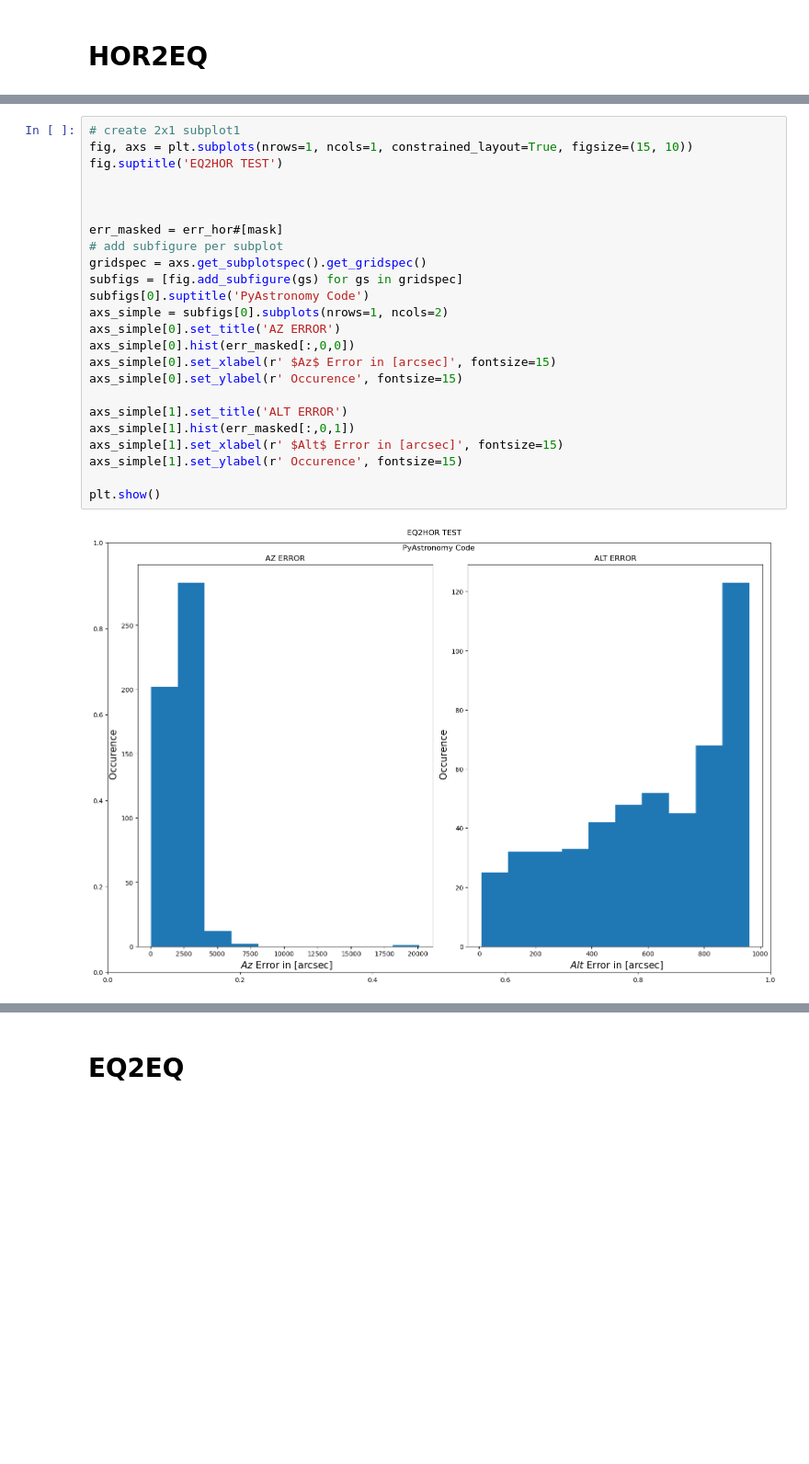
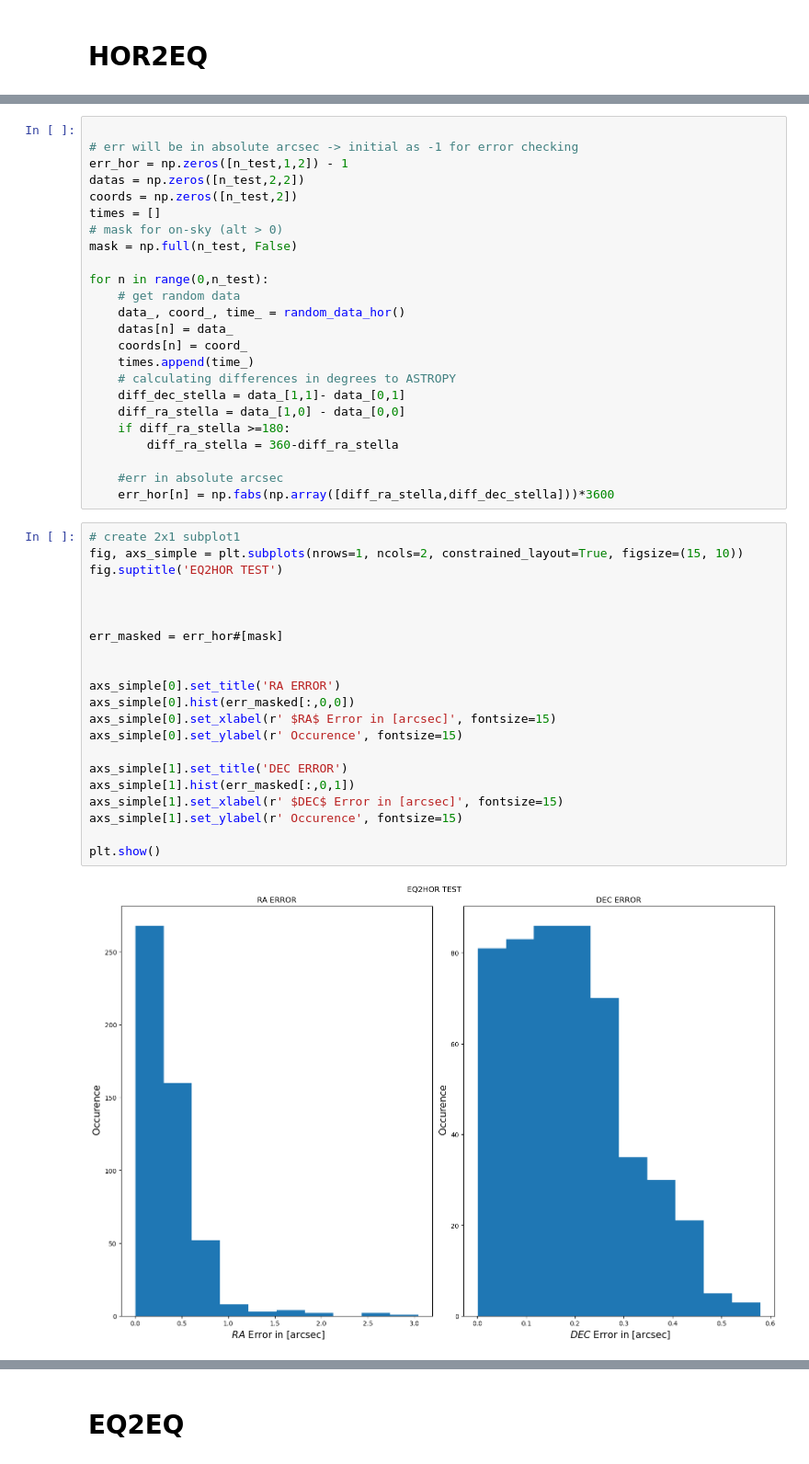
Before and after one commit to BROTLib/AstroBROT, a Jupyter notebook: testing/BROT_test.ipynb, the cells around one changed output, grey strips where cells are left out. Shown at 92% size. Saved outputs shown, nothing was run; the diff lists cells and outputs as text; blank space fills up the shorter version.

```diff
--- a/testing/BROT_test.ipynb
+++ b/testing/BROT_test.ipynb
@@ -517,26 +491,47 @@ data_[1,0]- data_[0,0]
+# %%
+
+# err will be in absolute arcsec -> initial as -1 for error checking
+err_hor = np.zeros([n_test,1,2]) - 1
+datas = np.zeros([n_test,2,2])
+coords = np.zeros([n_test,2])
+times = []
+# mask for on-sky (alt > 0)
+mask = np.full(n_test, False)
+
+for n in range(0,n_test):
+    # get random data
+    data_, coord_, time_ = random_data_hor()
+    datas[n] = data_
+    coords[n] = coord_
+    times.append(time_)
+    # calculating differences in degrees to ASTROPY
+    diff_dec_stella = data_[1,1]- data_[0,1]
+    diff_ra_stella = data_[1,0] - data_[0,0]
+    if diff_ra_stella >=180:
+        diff_ra_stella = 360-diff_ra_stella
+
+    #err in absolute arcsec
+    err_hor[n] = np.fabs(np.array([diff_ra_stella,diff_dec_stella]))*3600
 # %%
 # create 2x1 subplot1
-fig, axs = plt.subplots(nrows=1, ncols=1, constrained_layout=True, figsize=(15, 10))
+fig, axs_simple = plt.subplots(nrows=1, ncols=2, constrained_layout=True, figsize=(15, 10))
 fig.suptitle('EQ2HOR TEST')
 
 
 
 err_masked = err_hor#[mask]
-# add subfigure per subplot
-gridspec = axs.get_subplotspec().get_gridspec()
-subfigs = [fig.add_subfigure(gs) for gs in gridspec]
-subfigs[0].suptitle('PyAstronomy Code')
-axs_simple = subfigs[0].subplots(nrows=1, ncols=2)
-axs_simple[0].set_title('AZ ERROR')
+
+
+axs_simple[0].set_title('RA ERROR')
 axs_simple[0].hist(err_masked[:,0,0])
-axs_simple[0].set_xlabel(r' $Az$ Error in [arcsec]', fontsize=15)
+axs_simple[0].set_xlabel(r' $RA$ Error in [arcsec]', fontsize=15)
 axs_simple[0].set_ylabel(r' Occurence', fontsize=15)
 
-axs_simple[1].set_title('ALT ERROR')
+axs_simple[1].set_title('DEC ERROR')
 axs_simple[1].hist(err_masked[:,0,1])
-axs_simple[1].set_xlabel(r' $Alt$ Error in [arcsec]', fontsize=15)
+axs_simple[1].set_xlabel(r' $DEC$ Error in [arcsec]', fontsize=15)
 axs_simple[1].set_ylabel(r' Occurence', fontsize=15)
 
 plt.show()
 # %% [output]
-[figure, old version]
+[figure, new version]
```
Also changed, not shown: parts of 8 cells of this notebook, 18 other files.
